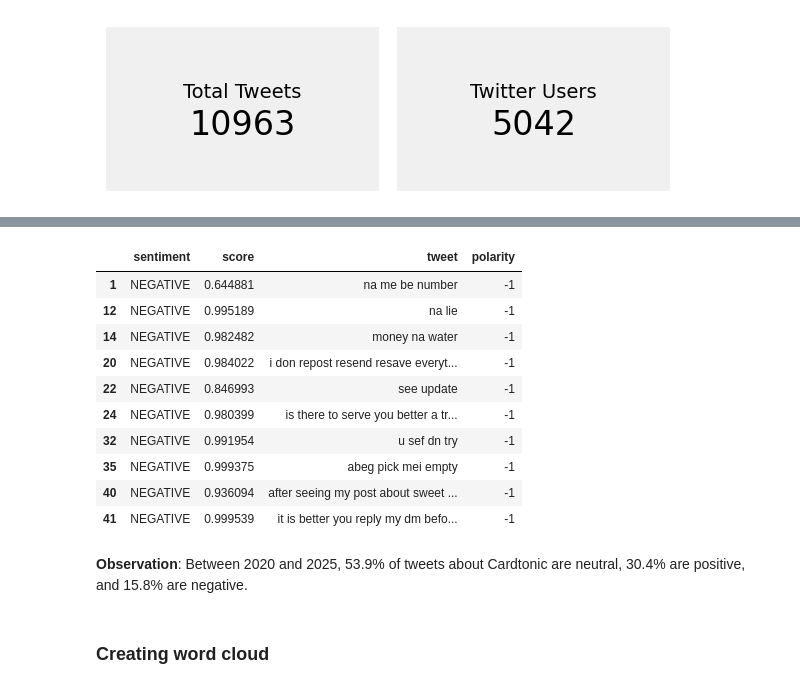
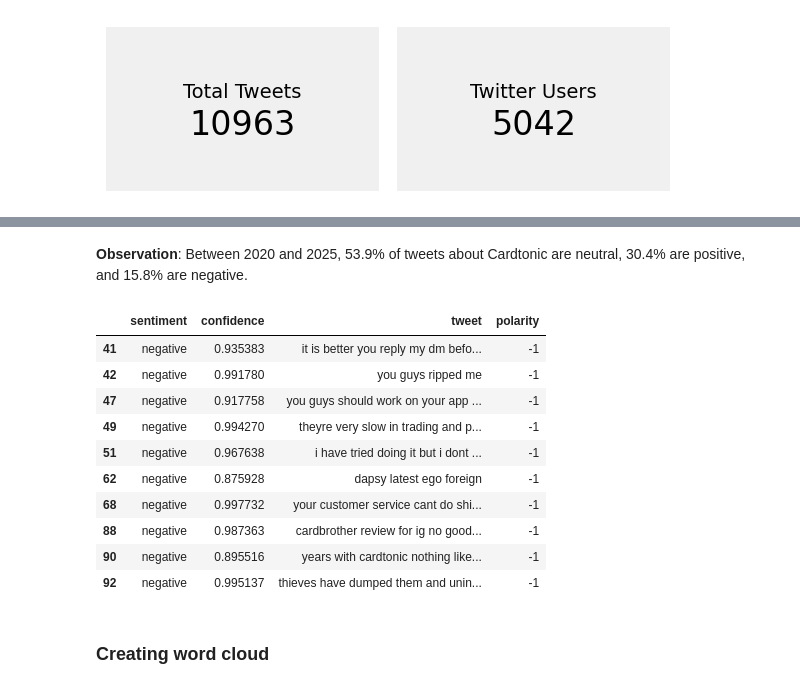
Before and after one commit to Anelawrence/Twitter-Sentiment-Analysis-Virtual-Cards, a Jupyter notebook: 2_cardtonic_twitter_sentiment_analysis.ipynb, the cells around one changed output, grey strips where cells are left out. Saved outputs shown, nothing was run; the diff lists cells and outputs as text; code cells hidden in the pictures.

```diff
--- a/2_cardtonic_twitter_sentiment_analysis.ipynb
+++ b/2_cardtonic_twitter_sentiment_analysis.ipynb
@@ -387,21 +392,21 @@ plt.title('Cardtonic Twitter Users Sentiments (2020-2025)');
 # %%
-negative_df = tweets_df[tweets_df['sentiment'] == 'NEGATIVE']
+negative_df = tweets_df[tweets_df['sentiment'] == 'negative']
-# %%
-negative_df[['sentiment', 'score','tweet', 'polarity']].head(10)
-# %% [output]
-|  | sentiment | score | tweet | polarity |
-| 1 | NEGATIVE | 0.644881 | na me be number | -1 |
-| 12 | NEGATIVE | 0.995189 | na lie | -1 |
-| 14 | NEGATIVE | 0.982482 | money na water | -1 |
-| 20 | NEGATIVE | 0.984022 | i don repost resend resave everyt... | -1 |
-| 22 | NEGATIVE | 0.846993 | see update | -1 |
-| 24 | NEGATIVE | 0.980399 | is there to serve you better a tr... | -1 |
-| 32 | NEGATIVE | 0.991954 | u sef dn try | -1 |
-| 35 | NEGATIVE | 0.999375 | abeg pick mei empty | -1 |
-| 40 | NEGATIVE | 0.936094 | after seeing my post about sweet ... | -1 |
-| 41 | NEGATIVE | 0.999539 | it is better you reply my dm befo... | -1 |
 # %% [markdown]
 **Observation**: Between 2020 and 2025, 53.9% of tweets about Cardtonic are neutral, 30.4% are positive, and 15.8% are negative.
+# %%
+negative_df[['sentiment', 'confidence','tweet', 'polarity']].head(10)
+# %% [output]
+|  | sentiment | confidence | tweet | polarity |
+| 41 | negative | 0.935383 | it is better you reply my dm befo... | -1 |
+| 42 | negative | 0.991780 | you guys ripped me | -1 |
+| 47 | negative | 0.917758 | you guys should work on your app ... | -1 |
+| 49 | negative | 0.994270 | theyre very slow in trading and p... | -1 |
+| 51 | negative | 0.967638 | i have tried doing it but i dont ... | -1 |
+| 62 | negative | 0.875928 | dapsy latest ego foreign | -1 |
+| 68 | negative | 0.997732 | your customer service cant do shi... | -1 |
+| 88 | negative | 0.987363 | cardbrother review for ig no good... | -1 |
+| 90 | negative | 0.895516 | years with cardtonic nothing like... | -1 |
+| 92 | negative | 0.995137 | thieves have dumped them and unin... | -1 |
 # %% [markdown]
 ### Creating word cloud
 # %%
```
Also changed, not shown: parts of 22 cells of this notebook, 4 other files.
